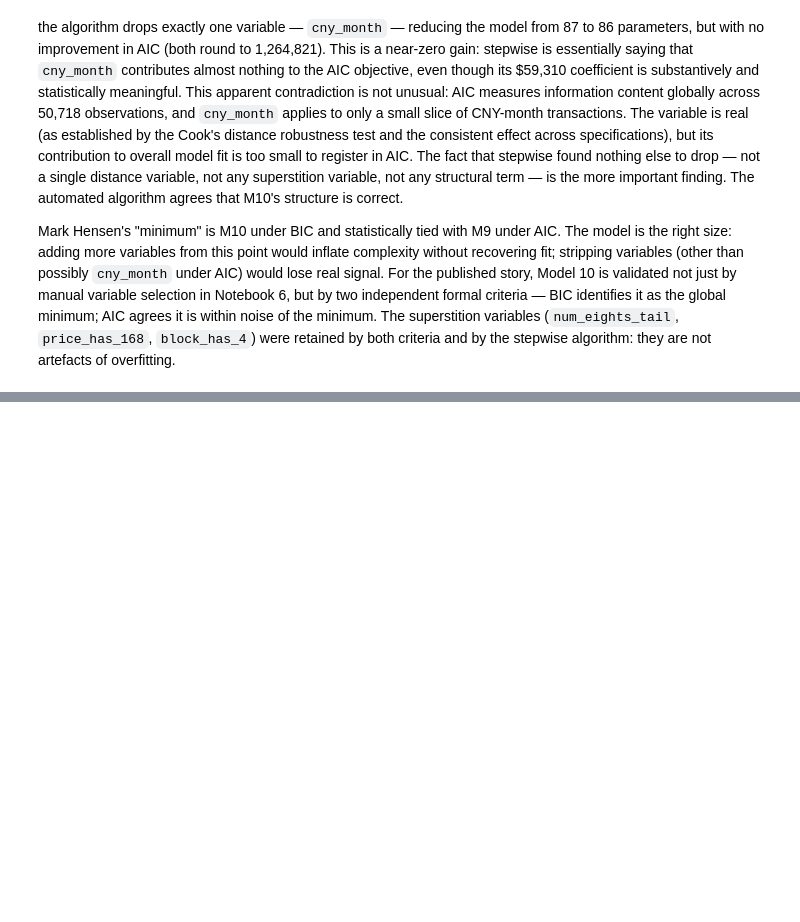
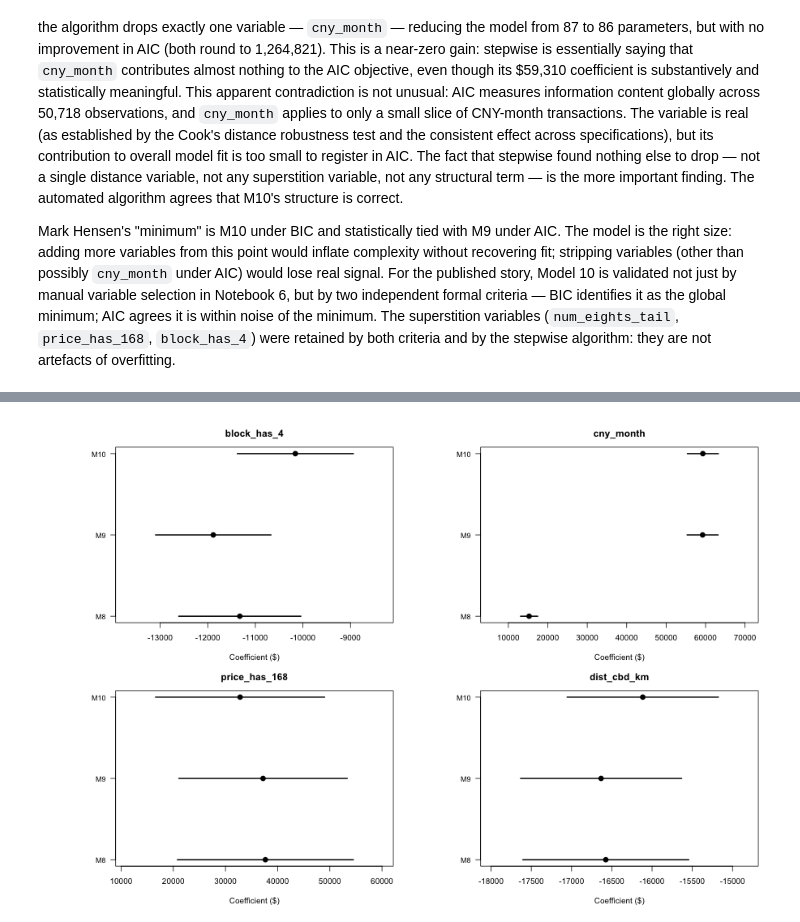
Before and after one commit to wongpeiting/hdb-regression, a Jupyter notebook: 12-model-diagnostics.ipynb, the cells around one changed output, grey strips where cells are left out. Saved outputs shown, nothing was run; the diff lists cells and outputs as text; code cells hidden in the pictures; blank space fills up the shorter version.

```diff
--- a/12-model-diagnostics.ipynb
+++ b/12-model-diagnostics.ipynb
@@ -570,0 +640,47 @@ Mark Hensen's "minimum" is M10 under BIC and statistically tied with M9 under AI
+# %%
+%%R -w 900 -h 600
+# Forest plot for key coefficients across M8, M9, M10
+plot_vars <- c('block_has_4', 'cny_month', 'price_has_168', 'dist_cbd_km')
+plot_models <- list(m8, m9, model10)
+plot_labels <- c('M8', 'M9', 'M10')
+
+par(mfrow = c(2, 2), mar = c(4, 8, 3, 1))
+
+for (v in plot_vars) {
+    coefs <- numeric(length(plot_models))
+    ci_lo <- numeric(length(plot_models))
+    ci_hi <- numeric(length(plot_models))
+
+    for (i in seq_along(plot_models)) {
+        m <- plot_models[[i]]
+        if (v %in% names(coef(m))) {
+            robust <- coeftest(m, vcov = vcovHC(m, type = 'HC1'))
+            coefs[i] <- robust[v, 'Estimate']
+            se <- robust[v, 'Std. Error']
+            ci_lo[i] <- coefs[i] - 1.96 * se
+            ci_hi[i] <- coefs[i] + 1.96 * se
+        } else {
+            coefs[i] <- NA
+            ci_lo[i] <- NA
+            ci_hi[i] <- NA
+        }
+    }
+
+    valid <- !is.na(coefs)
+    if (sum(valid) > 0) {
+        xlim <- range(c(ci_lo[valid], ci_hi[valid]))
+        xlim <- xlim + c(-0.15, 0.15) * diff(xlim)
+
+        plot(coefs[valid], seq_along(plot_models)[valid], xlim = xlim,
+             yaxt = 'n', pch = 16, cex = 1.5,
+             xlab = 'Coefficient ($)', ylab = '',
+             main = v)
+        axis(2, at = seq_along(plot_models)[valid],
+             labels = plot_labels[valid], las = 1, cex.axis = 0.9)
+        segments(ci_lo[valid], seq_along(plot_models)[valid],
+                 ci_hi[valid], seq_along(plot_models)[valid], lwd = 2)
+        abline(v = 0, col = 'red', lty = 2)
+    }
+}
+# %% [output]
+[figure, added]
```
Also changed, not shown: parts of 4 cells of this notebook.
